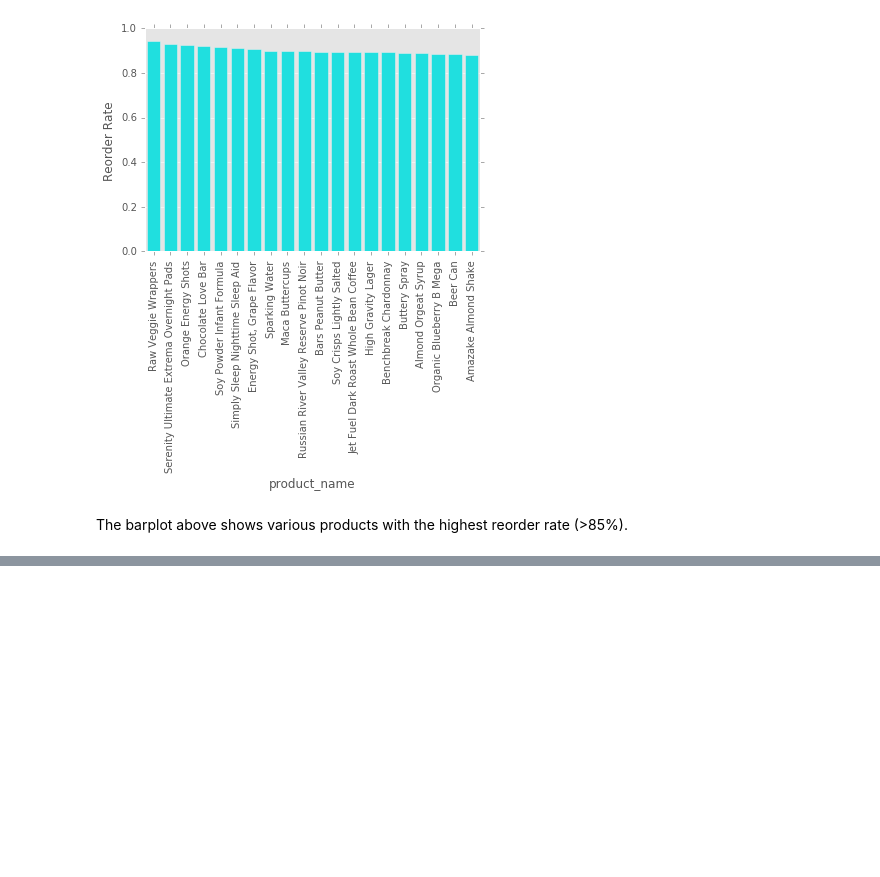
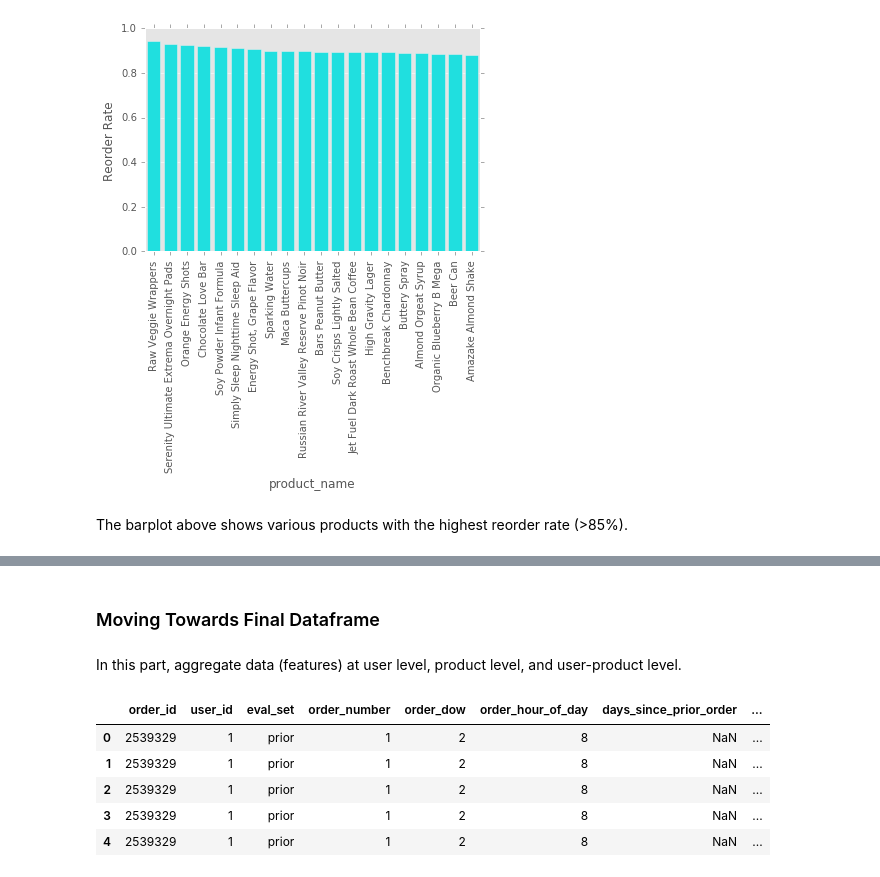
Before and after one commit to josephsudibyo/Instacart-Market-Basket-Analysis-, a Jupyter notebook: Instacart_Project.ipynb, the cells around one changed output, grey strips where cells are left out. Saved outputs shown, nothing was run; the diff lists cells and outputs as text; code cells hidden in the pictures; blank space fills up the shorter version.

```diff
--- a/Instacart_Project.ipynb
+++ b/Instacart_Project.ipynb
@@ -269,0 +294,4 @@ The barplot above shows various products with the highest reorder rate (>85%).
+# %% [markdown]
+### Moving Towards Final Dataframe
+# %% [markdown]
+In this part, aggregate data (features) at user level, product level, and user-product level.
@@ -269,0 +300,9 @@ The barplot above shows various products with the highest reorder rate (>85%).
+# %%
+merged.head()
+# %% [output]
+|  | order_id | user_id | eval_set | order_number | order_dow | order_hour_of_day | days_since_prior_order | ... |
+| 0 | 2539329 | 1 | prior | 1 | 2 | 8 | NaN | ... |
+| 1 | 2539329 | 1 | prior | 1 | 2 | 8 | NaN | ... |
+| 2 | 2539329 | 1 | prior | 1 | 2 | 8 | NaN | ... |
+| 3 | 2539329 | 1 | prior | 1 | 2 | 8 | NaN | ... |
+| 4 | 2539329 | 1 | prior | 1 | 2 | 8 | NaN | ... |
```
Also changed, not shown: parts of 9 cells of this notebook.
